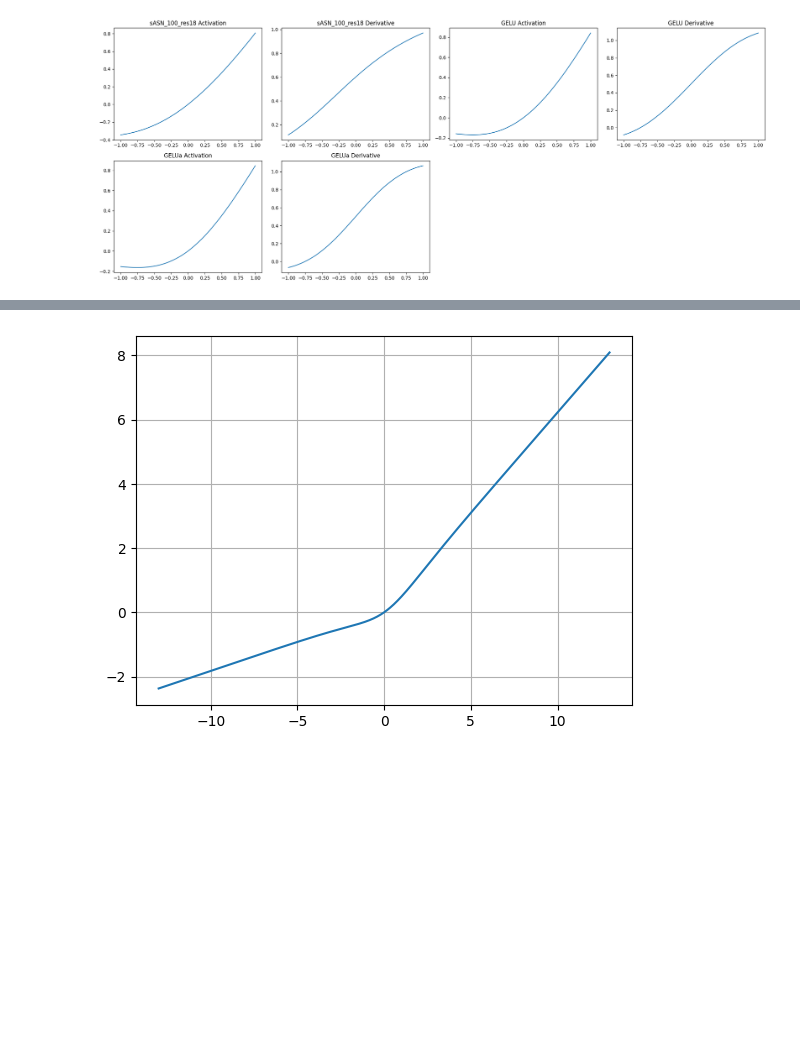
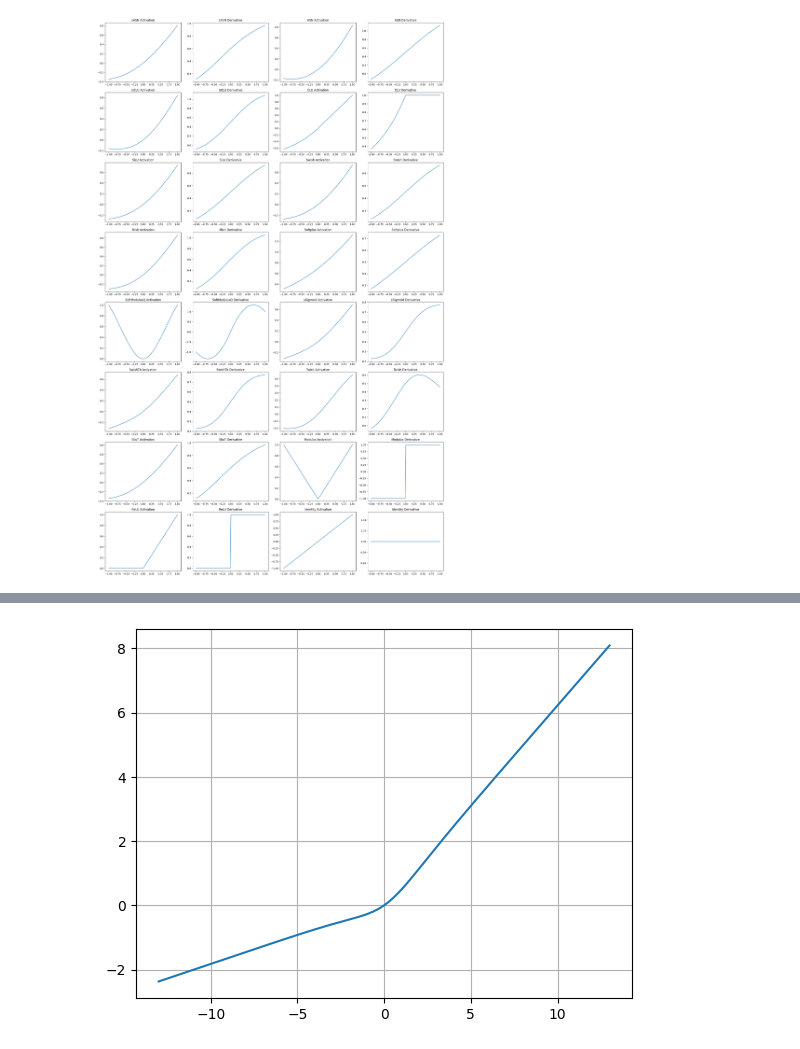
Before and after one commit to yeeca0101/experiments, a Jupyter notebook: try.ipynb, the cells around one changed output, grey strips where cells are left out. Drawn from its saved outputs; the diff is of its cells as text; code cells hidden in the pictures; blank space fills up the shorter version.

```diff
--- a/try.ipynb
+++ b/try.ipynb
@@ -6,7 +6,7 @@ from torch import nn
 from activation.acts import *
 
 
-def vis_activations(acts, x, cols, xlim=None, ylim=None):
+def vis_activations_with_derivates(acts, x, cols, xlim=None, ylim=None):
     """
     Visualizes the activations and their derivatives for a set of input data.
 
@@ -54,18 +54,23 @@ def vis_activations(acts, x, cols, xlim=None, ylim=None):
 
     plt.tight_layout()
     plt.show()
+# %%
+class Identity(nn.Module):
+    def forward(self, x):
+        return x  # This is equivalent to 'lambda x: x'
 # %%
 # ./activation/acts.py
-acts = {} # get_activations(return_type='dict')
+acts = get_activations(return_type='dict')
 acts.update({
-    'sASN_100_res18':sASN(alpha=0.1,beta_init=1.),
+    # 'sASN_100_res18':sASN(alpha=0.1,beta_init=1.),
     # 'ASN_10_res18':ASN(alpha=0.1,beta_init=-6.7338),
     # 'sASN_10_res18':sASN(alpha=0.1,beta_init=5.9771),
     # 'sASN_100_swin':sASN(beta_init=0.3607) ,
-    # 'ReLU':nn.ReLU(),
+    'ReLU':nn.ReLU(),
     # 'sSigmoid':sSigmoid(beta_init=1.),
-    'GELU':nn.GELU(),
-    'GELUa':GELUa(),
+    # 'GELU':nn.GELU(),
+    # 'GELUa':GELUa(),
+    'Identity':Identity(),
 })
 acts
 # %% [output]
@@ -73,5 +93,5 @@ acts
 # %%
-vis_activations(acts=acts,x=torch.linspace(-1, 1, 100, requires_grad=True),cols=2)
+vis_activations_with_derivates(acts=acts,x=torch.linspace(-1, 1, 100, requires_grad=True),cols=2)
 # %% [output]
-[figure, old version]
+[figure, new version]
 # %%
```
Also changed, not shown: parts of 18 cells of this notebook, 1 other file.
